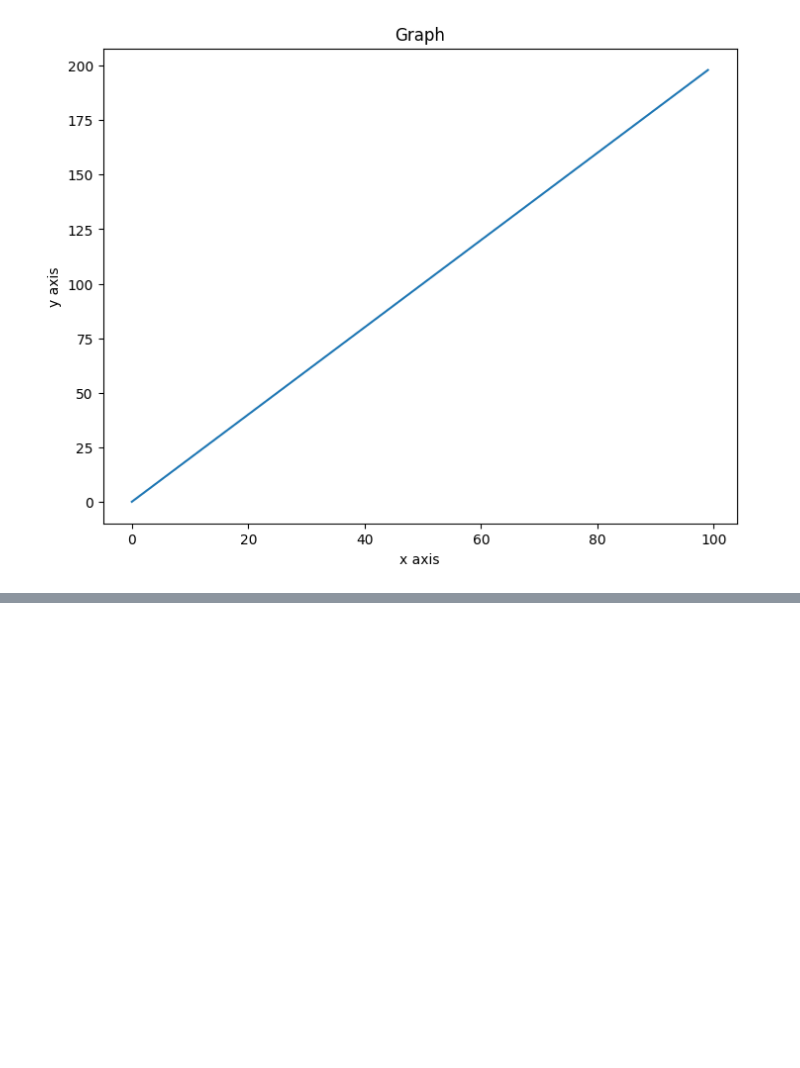
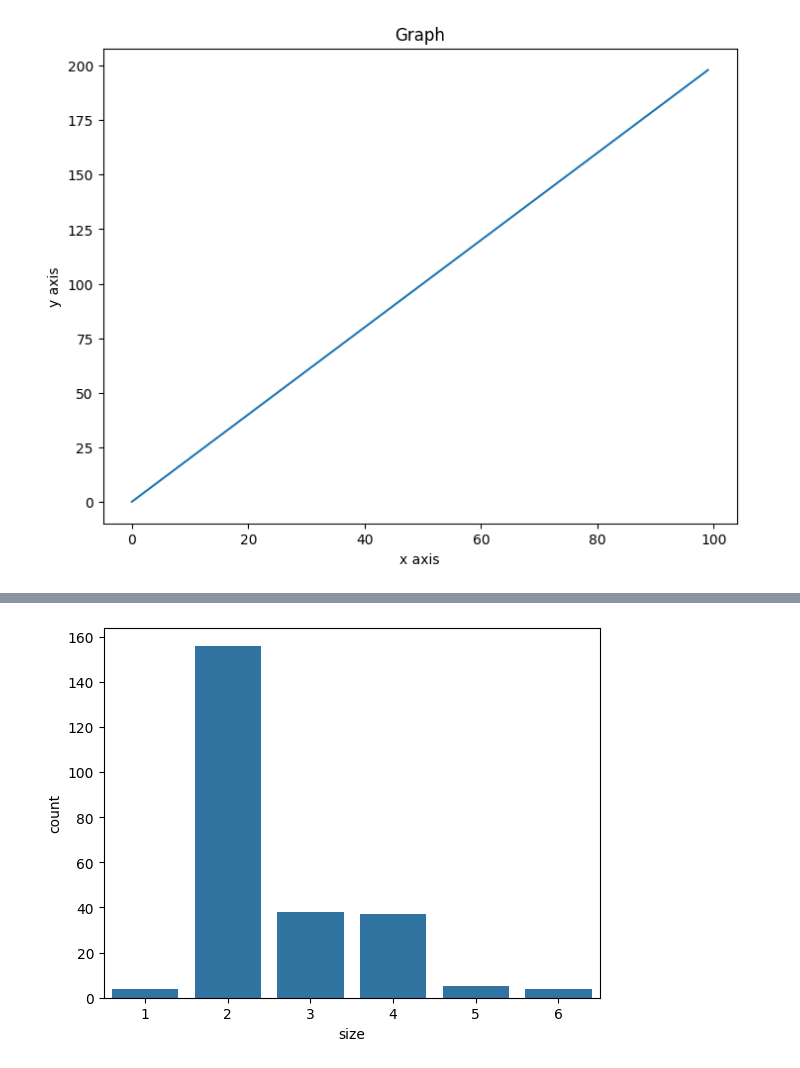
Before and after one commit to swartberg/VCS_SJ_001, a Jupyter notebook: lesson_11.ipynb, the cells around one changed output, grey strips where cells are left out. Drawn from its saved outputs; the diff is of its cells as text; code cells hidden in the pictures; blank space fills up the shorter version.

```diff
--- a/lesson_11.ipynb
+++ b/lesson_11.ipynb
@@ -63,0 +90,2 @@ ax_2.plot(x, z)
+# %%
+tips = sns.load_dataset("tips")
@@ -63,0 +108,5 @@ ax_2.plot(x, z)
+# %%
+sns.countplot(data=tips, x='size')
+pass
+# %% [output]
+[figure, added]
```
Also changed, not shown: parts of 8 cells of this notebook.
